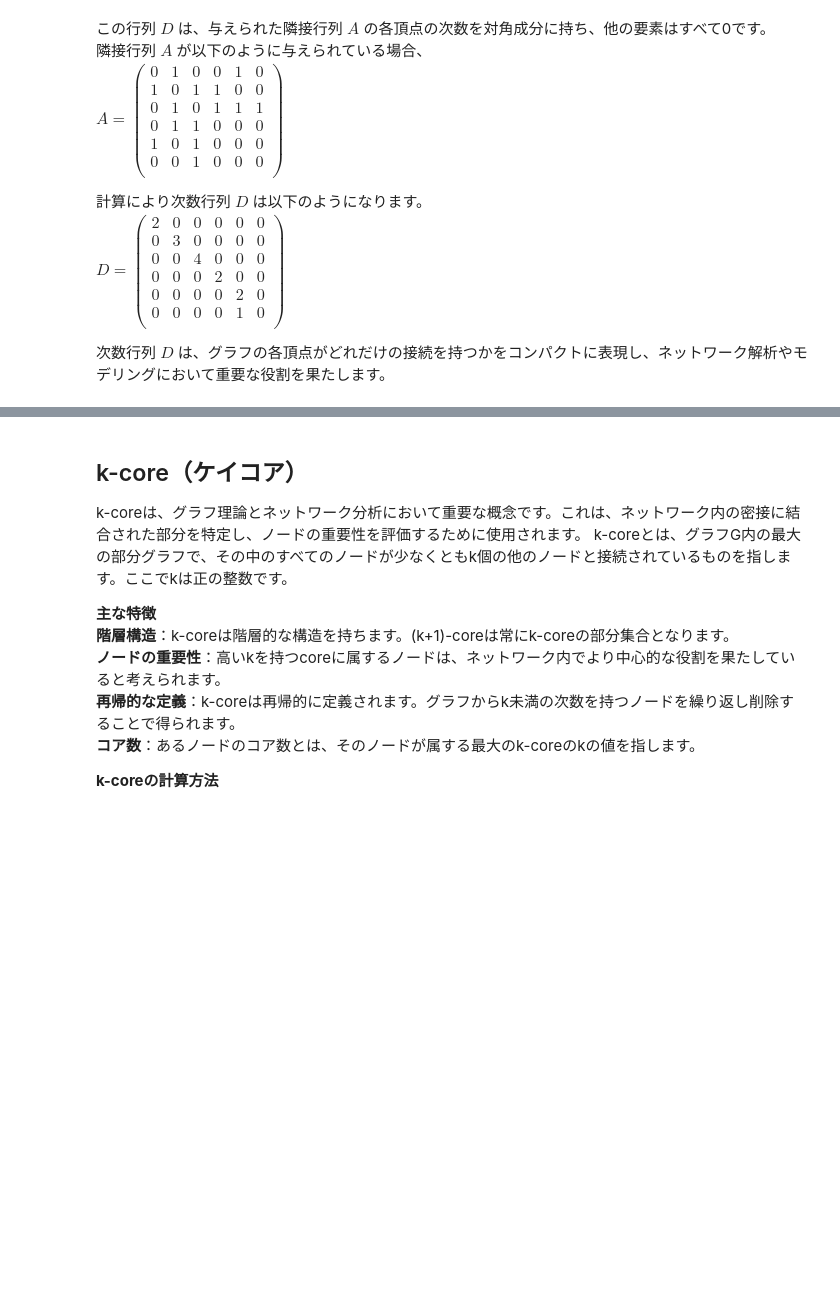
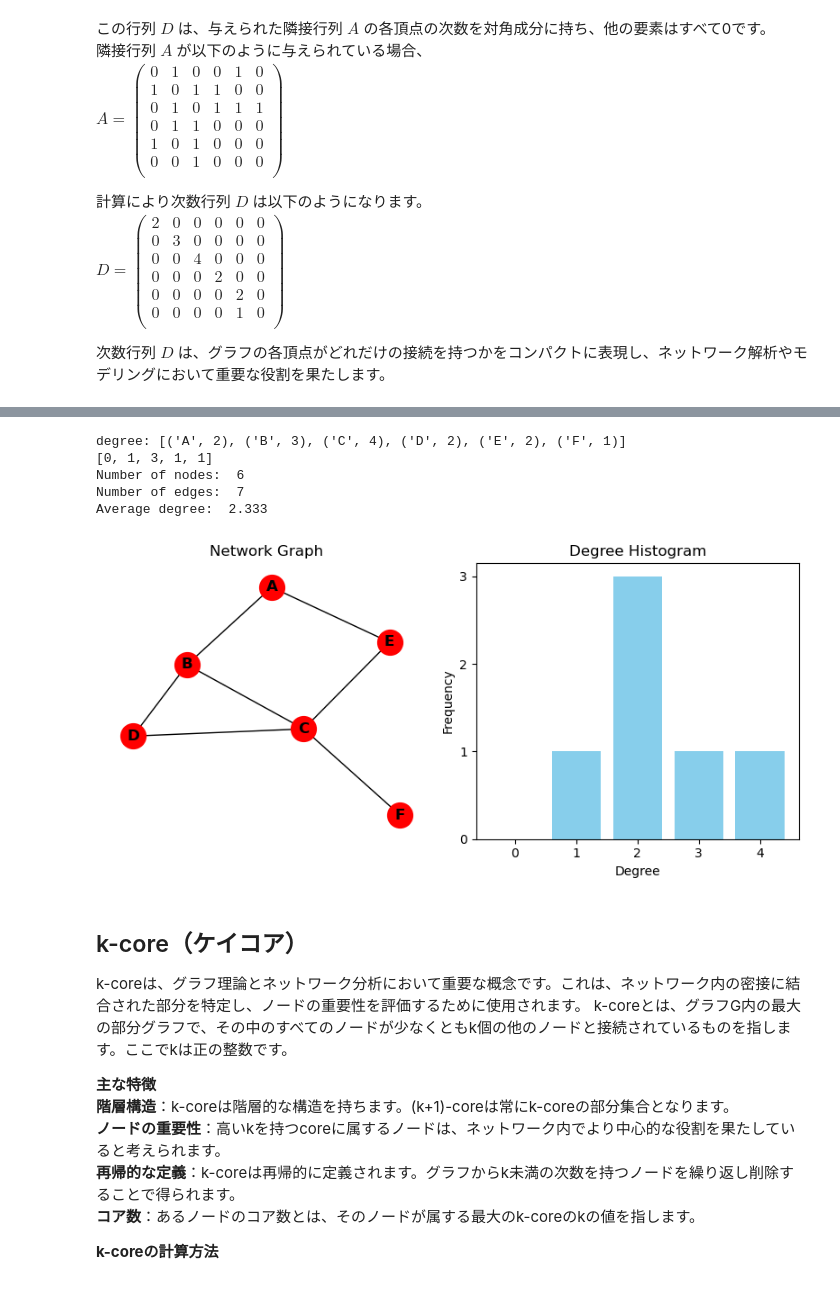
Before and after one commit to SUBARU3776/NetworkScience-Graphtheory-JP-, a Jupyter notebook: 2. グラフを作成しながら用語を学ぶ.ipynb, the cells around one changed output, grey strips where cells are left out. Drawn from its saved outputs; the diff is of its cells as text; code cells hidden in the pictures; blank space fills up the shorter version.

```diff
--- a/2. グラフを作成しながら用語を学ぶ.ipynb
+++ b/2. グラフを作成しながら用語を学ぶ.ipynb
@@ -513,3 +460,58 @@ Average degree:  2.333
+# %%
+import networkx as nx
+import matplotlib.pyplot as plt
+
+# グラフの作成
+G = nx.Graph()
+
+# ノードの追加
+G.add_nodes_from(["A", "B", "C", "D", "E", "F"])
+
+# エッジの追加
+G.add_edges_from([("A", "B"), ("B", "C"), ("B", "D"), ("C", "D"), ("A", "E"), ("C", "E"), ("C", "F")])
+
+# 各ノードの次数を表示
+print("degree:", G.degree())
+
+# ノードの次数ヒストグラムを表示
+print(nx.degree_histogram(G))
+
+# ノード数を表示
+print("Number of nodes: ", nx.number_of_nodes(G))
+
+# エッジ数を表示
+print("Number of edges: ", nx.number_of_edges(G))
+
+# 平均次数を表示
+print("Average degree: ", '{:.3f}'.format(nx.number_of_edges(G)*2/nx.number_of_nodes(G)))
+
+# 図を横並びで表示するための設定（ネットワークグラフを左、棒グラフを右に配置）
+fig, (ax1, ax2) = plt.subplots(1, 2, figsize=(8, 4))
+
+# ネットワークグラフを描画
+nx.draw(G, ax=ax1, node_size=400, node_color='red', with_labels=True, font_weight='bold')
+ax1.set_title('Network Graph')
+
+# ノードの次数ヒストグラムを棒グラフで表示
+degree_hist = nx.degree_histogram(G)
+ax2.bar(range(len(degree_hist)), height=degree_hist, color='skyblue')
+ax2.set_title('Degree Histogram')
+ax2.set_xlabel('Degree')
+ax2.set_ylabel('Frequency')
+ax2.set_yticks(range(0, max(degree_hist) + 1))  # y軸の目盛りを整数のみで設定
+
+# サブプロット間のスペースを調整
+plt.tight_layout()
+
+# 図を表示
+plt.show()
+# %% [output]
+degree: [('A', 2), ('B', 3), ('C', 4), ('D', 2), ('E', 2), ('F', 1)]
+[0, 1, 3, 1, 1]
+Number of nodes:  6
+Number of edges:  7
+Average degree:  2.333
+[figure, added]
 # %% [markdown]
 ## k-core（ケイコア）
 k-coreは、グラフ理論とネットワーク分析において重要な概念です。これは、ネットワーク内の密接に結合された部分を特定し、ノードの重要性を評価するために使用されます。
```
Also changed, not shown: parts of 5 cells of this notebook.
